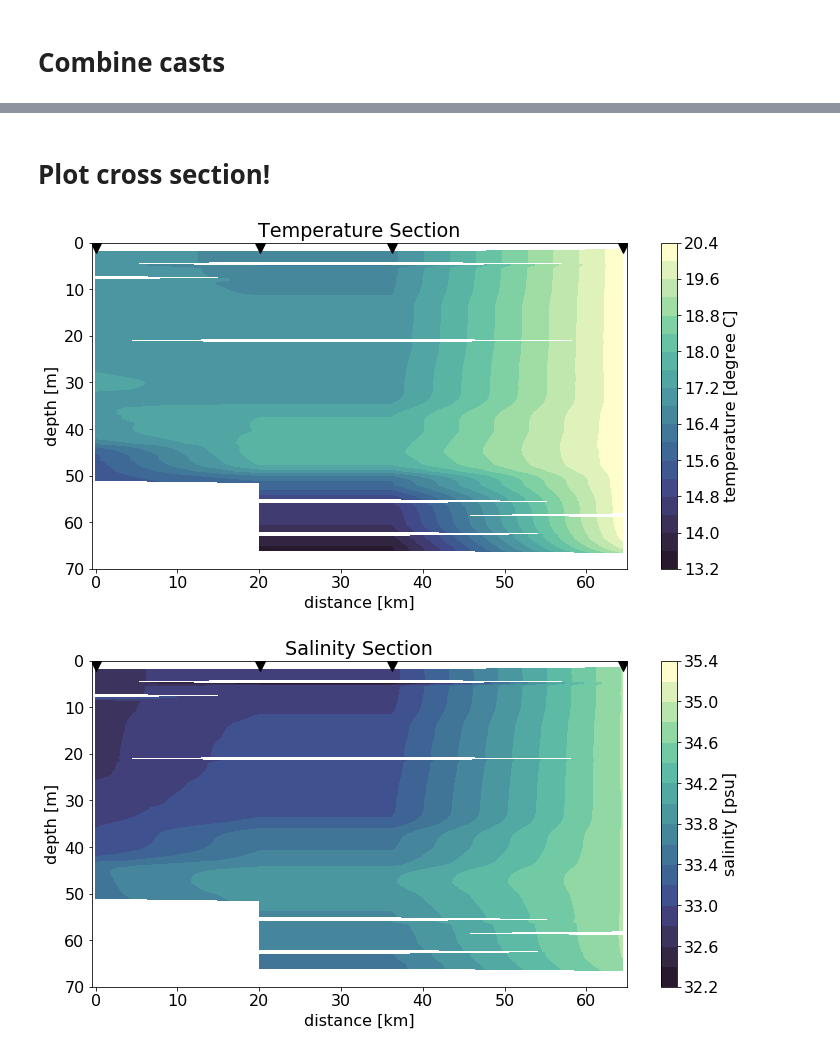
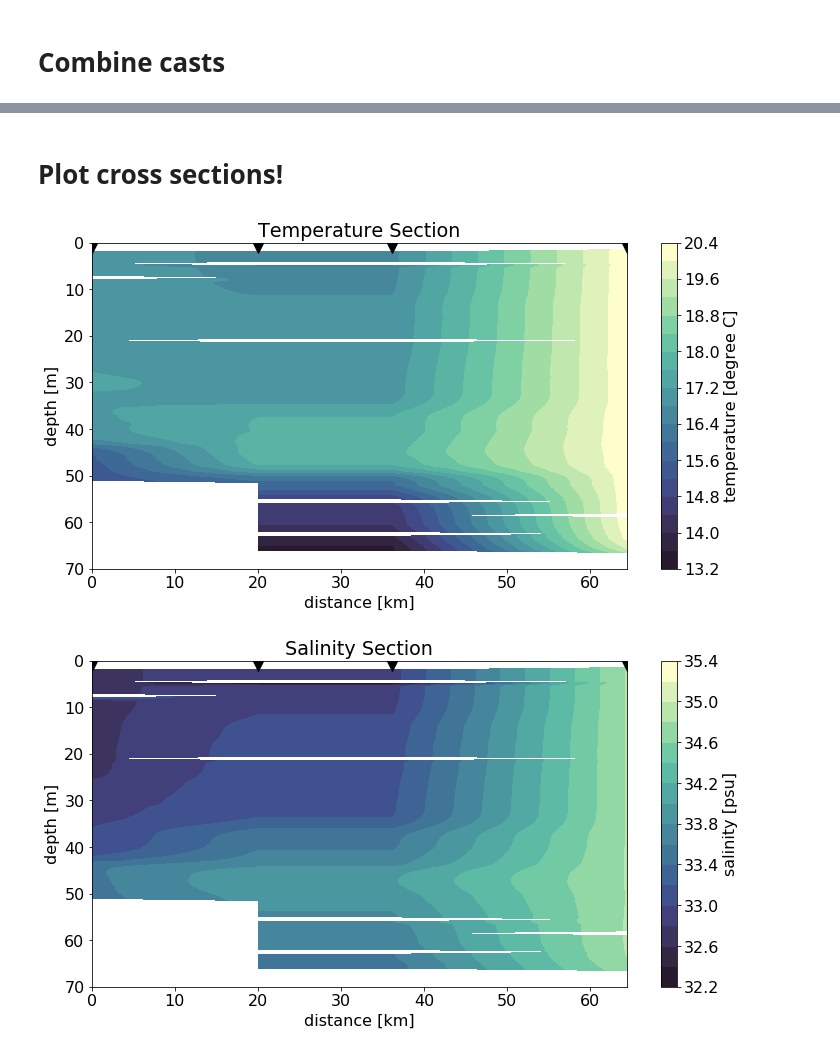
Before and after one commit to kmcgarry17/Expedition2020, a Jupyter notebook: section_plot.ipynb, the cells around one changed output, grey strips where cells are left out. Cells and saved outputs as stored; diff of their text form; code cells hidden in the pictures.

```diff
--- a/section_plot.ipynb
+++ b/section_plot.ipynb
@@ -117,11 +116,11 @@ Text(-73.7, 41.74, 'CTD stations')
 # %% [markdown]
-# Plot cross section!
+# Plot cross sections!
 # %%
 def beautifications(ax):
     ax.plot(ctdsection.distance,ctdsection.distance.size*[0],
              'kv',markersize=20)
     ax.set_ylim(70,0)
-    ax.set_xlim(-.5,65)
+#    ax.set_xlim(-.5,65)
 
 fig = plt.figure(figsize=(12,6))
 plt.rcParams.update({'font.size': 16})
@@ -134,23 +133,23 @@ plt.title("Temperature Section")
 
 plt.savefig('Figures/temperaturesection789.png')
 # %% [output]
-[figure, old version]
+[figure, new version]
 # %%
 def beautifications(ax):
     ax.plot(ctdsection.distance,ctdsection.distance.size*[0],
              'kv',markersize=20)
     ax.set_ylim(70,0)
-    ax.set_xlim(-.5,65)
+#    ax.set_xlim(-.5,65)
 
 fig = plt.figure(figsize=(12,6))
 plt.rcParams.update({'font.size': 16})
 
 ax = fig.add_subplot(111)
 ctdsection.salinity.plot.contourf('distance','depth',levels=20,cmap=cmocean.cm.deep_r)
 beautifications(ax)
 
 plt.title("Salinity Section")
 
 plt.savefig('Figures/salinitysection789.png')
 # %% [output]
-[figure, old version]
+[figure, new version]
```
Also changed, not shown: parts of 4 cells of this notebook.
